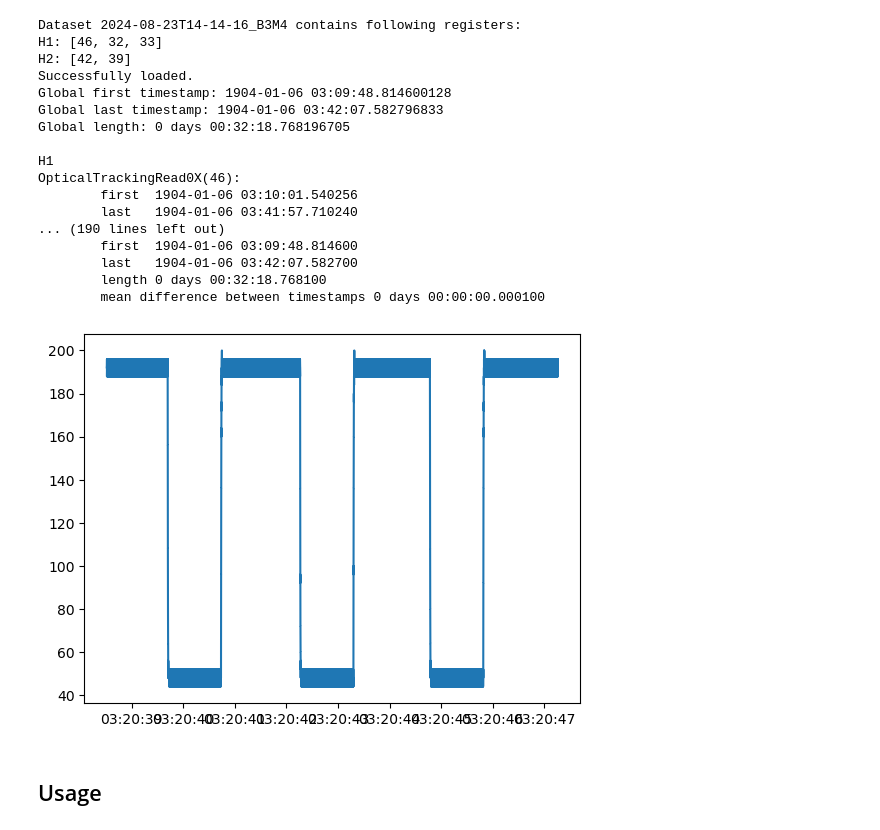
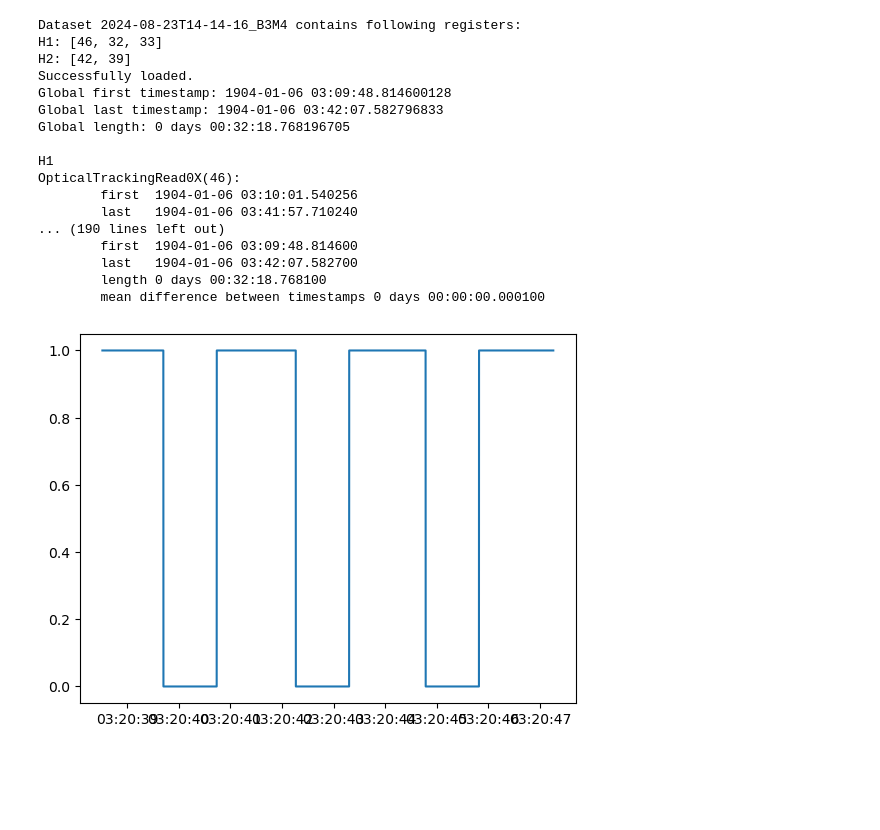
Before and after one commit to ikharitonov/vestibular_vr_pipeline, a Jupyter notebook: demo_pipeline.ipynb, the cells around one changed output. Saved outputs shown, nothing was run; the diff lists cells and outputs as text; code cells hidden in the pictures; blank space fills up the shorter version.

```diff
--- a/demo_pipeline.ipynb
+++ b/demo_pipeline.ipynb
@@ -88,22 +88,20 @@ OpticalTrackingRead0X(46):
         last   1904-01-06 03:42:07.582700
         length 0 days 00:32:18.768100
         mean difference between timestamps 0 days 00:00:00.000100
-# %%
-# Loading data
-OnixAnalogClock = utils.read_OnixAnalogClock(data_path)
-OnixAnalogData = utils.read_OnixAnalogData(data_path)
-ExperimentEvents = utils.read_ExperimentEvents(data_path)
-
-# Selecting desired HARP times, applying conversion to ONIX time
-start_harp_time_of_halt_one = ExperimentEvents[ExperimentEvents.Value=='Apply halt: 1s'].iloc[0].Seconds
-start_harp_time_of_halt_four = ExperimentEvents[ExperimentEvents.Value=='Apply halt: 1s'].iloc[3].Seconds
-
-# Selecting photodiode times and data within the range, converting back to HARP and plotting
-selected_harp_times, selected_photodiode_data = process.select_from_photodiode_data(OnixAnalogClock, OnixAnalogData, start_harp_time_of_halt_one - 1, start_harp_time_of_halt_four, conversions)
-
-plt.plot(selected_harp_times, selected_photodiode_data[:, 0])
-plt.show()
-# %% [output]
-[figure, removed]
-# %% [markdown]
-## Usage
+# %%
+# Loading data
+OnixAnalogClock = utils.read_OnixAnalogClock(data_path)
+OnixAnalogData = utils.read_OnixAnalogData(data_path, binarise=True)
+ExperimentEvents = utils.read_ExperimentEvents(data_path)
+
+# Selecting desired HARP times, applying conversion to ONIX time
+start_harp_time_of_halt_one = ExperimentEvents[ExperimentEvents.Value=='Apply halt: 1s'].iloc[0].Seconds
+start_harp_time_of_halt_four = ExperimentEvents[ExperimentEvents.Value=='Apply halt: 1s'].iloc[3].Seconds
+
+# Selecting photodiode times and data within the range, converting back to HARP and plotting
+selected_harp_times, selected_photodiode_data = process.select_from_photodiode_data(OnixAnalogClock, OnixAnalogData, start_harp_time_of_halt_one - 1, start_harp_time_of_halt_four, conversions)
+
+plt.plot(selected_harp_times, selected_photodiode_data[:, 0])
+plt.show()
+# %% [output]
+[figure, added]
```
Also changed, not shown: parts of 10 cells of this notebook, 1 other file.
